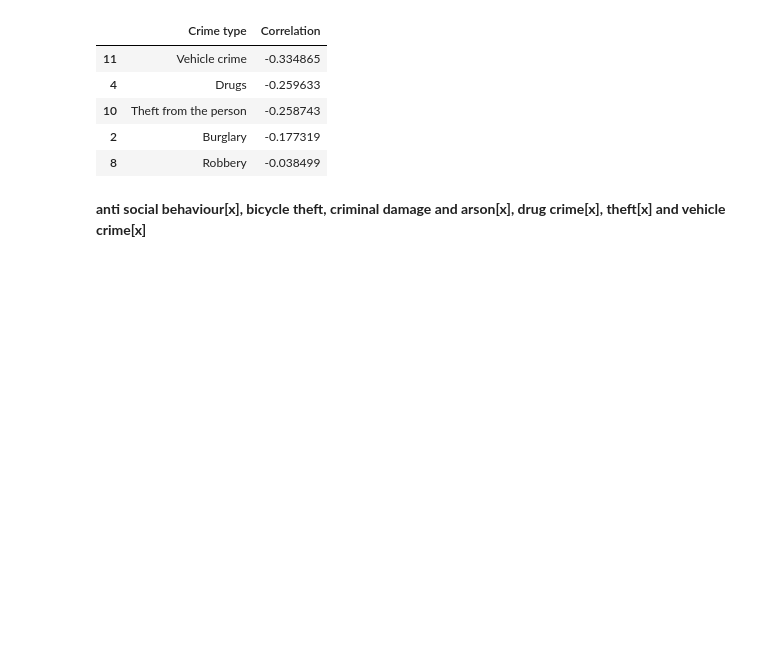
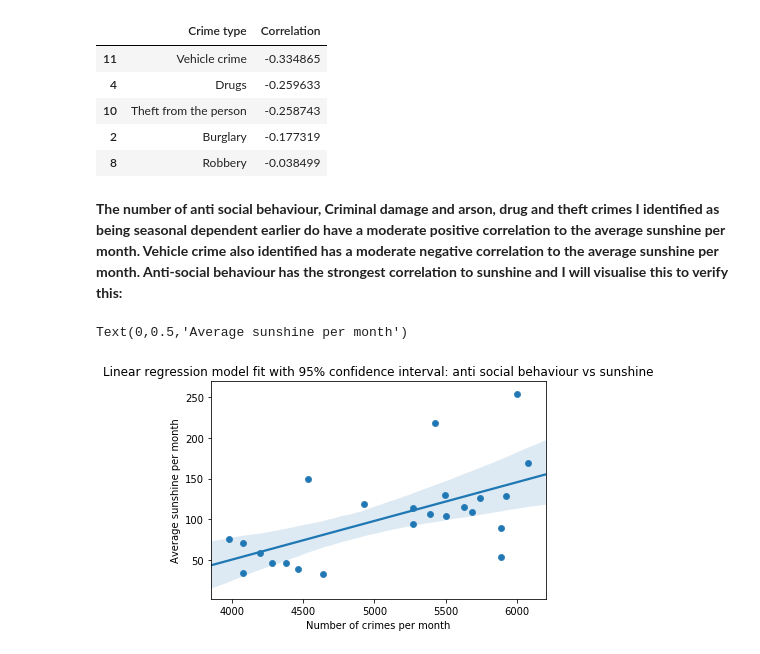
Before and after one commit to JBailey96/PSNI-Crime-Data-EDA, a Jupyter notebook: Crime EDA.ipynb, the cells around one changed output. Cells and saved outputs as stored; diff of their text form; code cells hidden in the pictures; blank space fills up the shorter version.

```diff
--- a/Crime EDA.ipynb
+++ b/Crime EDA.ipynb
@@ -583,5 +561,19 @@ correlation_crime_type.nsmallest(5, ['Correlation']).head()
 | 10 | Theft from the person | -0.258743 |
 | 2 | Burglary | -0.177319 |
 | 8 | Robbery | -0.038499 |
-# %% [markdown]
-<b>anti social behaviour[x], bicycle theft, criminal damage and arson[x], drug crime[x], theft[x] and vehicle crime[x] </b>
+# %% [markdown]
+<b>The number of anti social behaviour, Criminal damage and arson, drug and theft crimes I identified as being seasonal dependent earlier do have a moderate positive correlation to the average sunshine per month. Vehicle crime also identified has a moderate negative correlation to the average sunshine per month. Anti-social behaviour has the strongest correlation to sunshine and I will visualise this to verify this:</b>
+# %%
+anti_social_crime = psni_crime_data_grouped_crime_type_month_year[psni_crime_data_grouped_crime_type_month_year['Crime type'] == 'Anti-social behaviour']
+ax = sb.scatterplot(anti_social_crime.counts, anti_social_crime.sunshine)
+
+
+numpyArrayX = anti_social_crime.counts.values
+numpyArrayY = anti_social_crime.sunshine.values
+sb.regplot(anti_social_crime.counts,anti_social_crime.sunshine);
+plt.title("Linear regression model fit with 95% confidence interval: anti social behaviour vs sunshine")
+plt.xlabel('Number of crimes per month')
+plt.ylabel('Average sunshine per month')
+# %% [output]
+Text(0,0.5,'Average sunshine per month')
+[figure, added]
```
Also changed, not shown: parts of 18 cells of this notebook, 8 other files.
